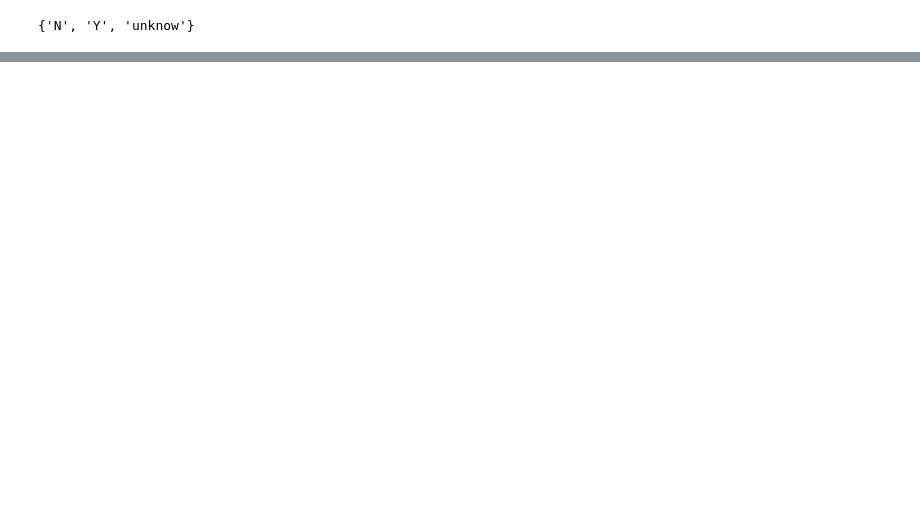
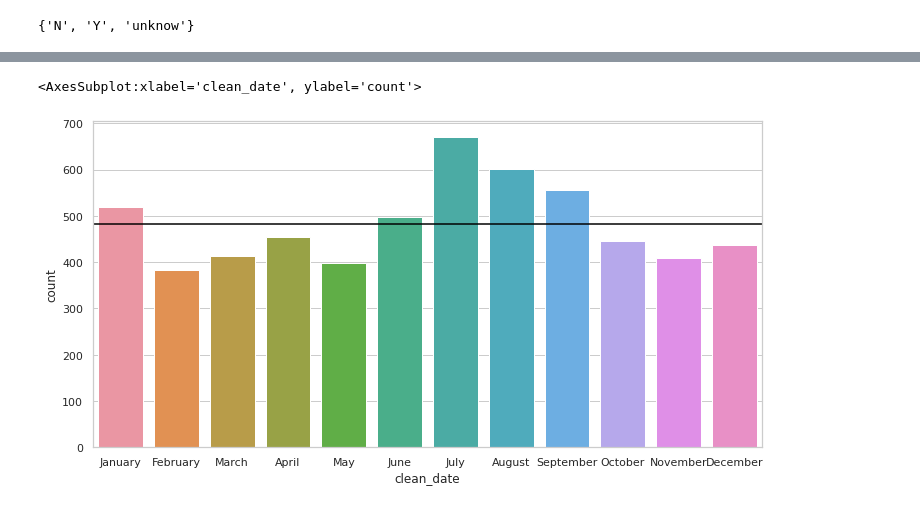
Before and after one commit to Gitfracto/data-cleaning-pandas, a Jupyter notebook: panditas.ipynb, the cells around one changed output, grey strips where cells are left out. Saved outputs shown, nothing was run; the diff lists cells and outputs as text; code cells hidden in the pictures; blank space fills up the shorter version.

Commit message:
tiburon_hipotesis todo limpio

```diff
--- a/panditas.ipynb
+++ b/panditas.ipynb
@@ -567,2 +637,3 @@ tiburon_clean.sample(50)
 # %%
-tiburon_hipotesis = tiburon_clean.drop(["location","date","activity","activity_verb","year","area","name","age"],axis=1)
+#Now we drop the columns we wont use
+tiburon_hipotesis = tiburon_clean.drop(["location","date","activity","activity_verb","year","area","name","age","country","injury"],axis=1)
@@ -581,3 +639,0 @@ dtype: int64
-# %%
-# La data lista para empezar a testear las hipotesis
-tiburon_hipotesis = tiburon_hipotesis[['clean_date', 'country', 'age_2','sex', 'injury','fatal','activity_verb2',"type"]]
@@ -691,0 +662,7 @@ sns.kdeplot(x=tiburon_hipotesis.age_2, hue=tiburon_hipotesis.activity_verb2)
+# %%
+#We modify the name so they look neat and print our cleaned data
+tiburon_hipotesis["date"] = tiburon_hipotesis["clean_date"]
+tiburon_hipotesis["age"] = tiburon_hipotesis["age_2"]
+tiburon_hipotesis["activity"] = tiburon_hipotesis["activity_verb2"]
+tiburon_hipotesis.drop(columns = ["clean_date","activity_verb2","age_2"],axis=1,inplace=True)
+tiburon_hipotesis
@@ -691,0 +683,3 @@ sns.kdeplot(x=tiburon_hipotesis.age_2, hue=tiburon_hipotesis.activity_verb2)
+# %%
+# We re arrange the columns as we want them
+tiburon_hipotesis = tiburon_hipotesis[['date','age','sex','fatal','activity',"type"]]
@@ -691,0 +704,8 @@ sns.kdeplot(x=tiburon_hipotesis.age_2, hue=tiburon_hipotesis.activity_verb2)
+# %%
+graph = sns.countplot(x=tiburon_hipotesis["clean_date"], order= ["January","February","March","April","May","June","July","August","September","October","November","December"]);
+graph.axhline(y=tiburon_hipotesis["clean_date"].count()/12, c="black", label="HORIZONTAL") #Sobre la horizontal marcamos eje y
+
+graph
+# %% [output]
+<AxesSubplot:xlabel='clean_date', ylabel='count'>
+[figure, added]
```
Also changed, not shown: parts of 81 cells of this notebook.
